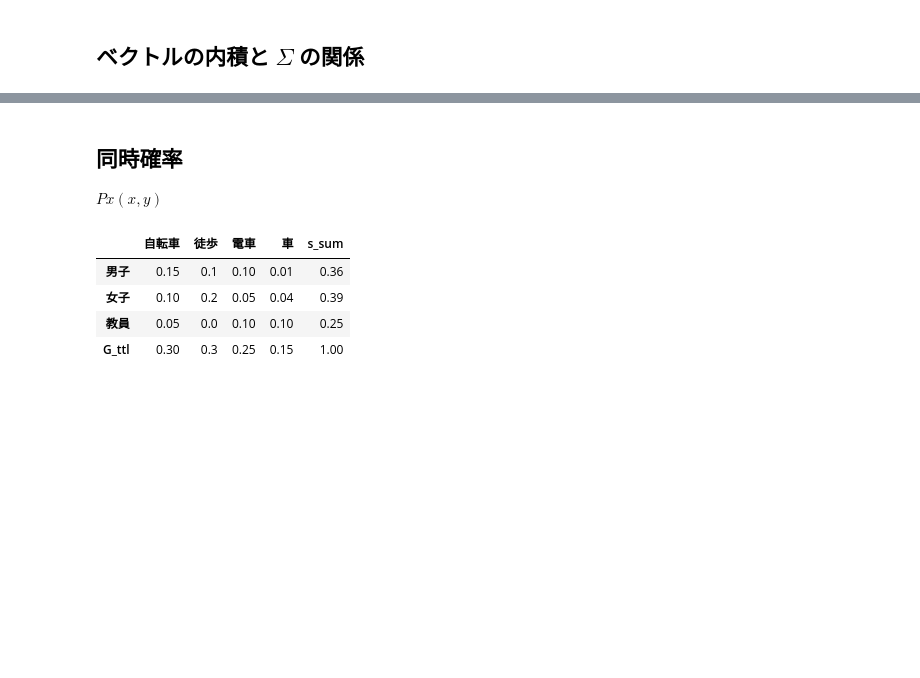
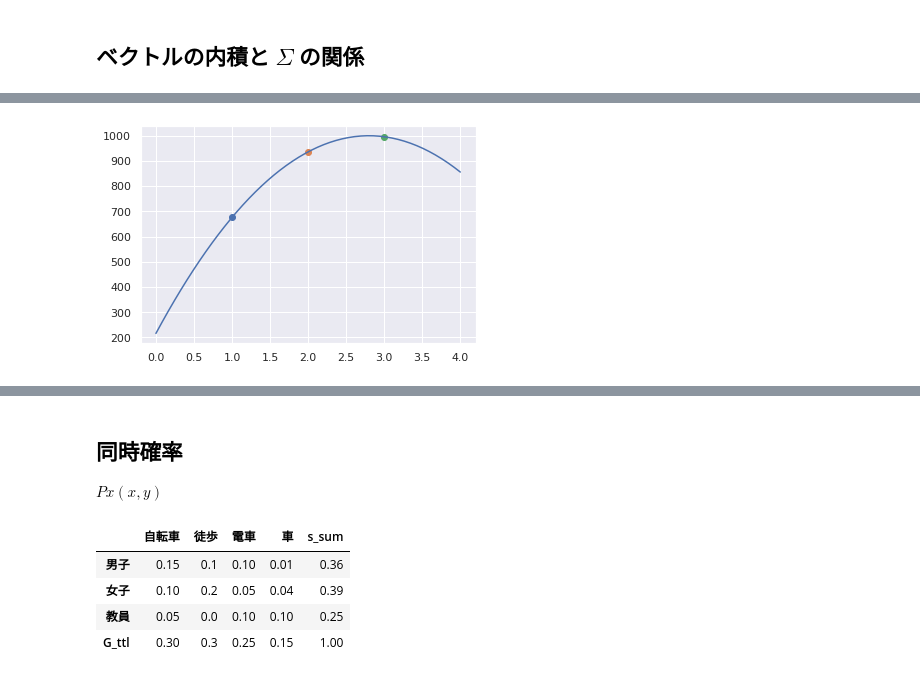
Before and after one commit to HiroshiATakano/GitHub, a Jupyter notebook: 統計学が最高の学問である「数学編」.ipynb, the cells around one changed output, grey strips where cells are left out. Cells and saved outputs as stored; diff of their text form; code cells hidden in the pictures; blank space fills up the shorter version.

```diff
--- a/統計学が最高の学問である「数学編」.ipynb
+++ b/統計学が最高の学問である「数学編」.ipynb
@@ -559,0 +828,11 @@ pd.DataFrame({'調査協力者':[str(i+1)+'人目' for i in np.arange(len(n))],'
+# %%
+y = lambda x: 216+560*x-100*x**2
+x = np.linspace(1.0,2.0,11)
+xx = np.linspace(0,4,50)
+x_ = [1,2,3]
+plt.plot(xx,y(xx))
+
+for xx_ in x_:
+  plt.scatter(xx_,y(xx_))
+# %% [output]
+[figure, added]
```
Also changed, not shown: parts of 80 cells of this notebook.
